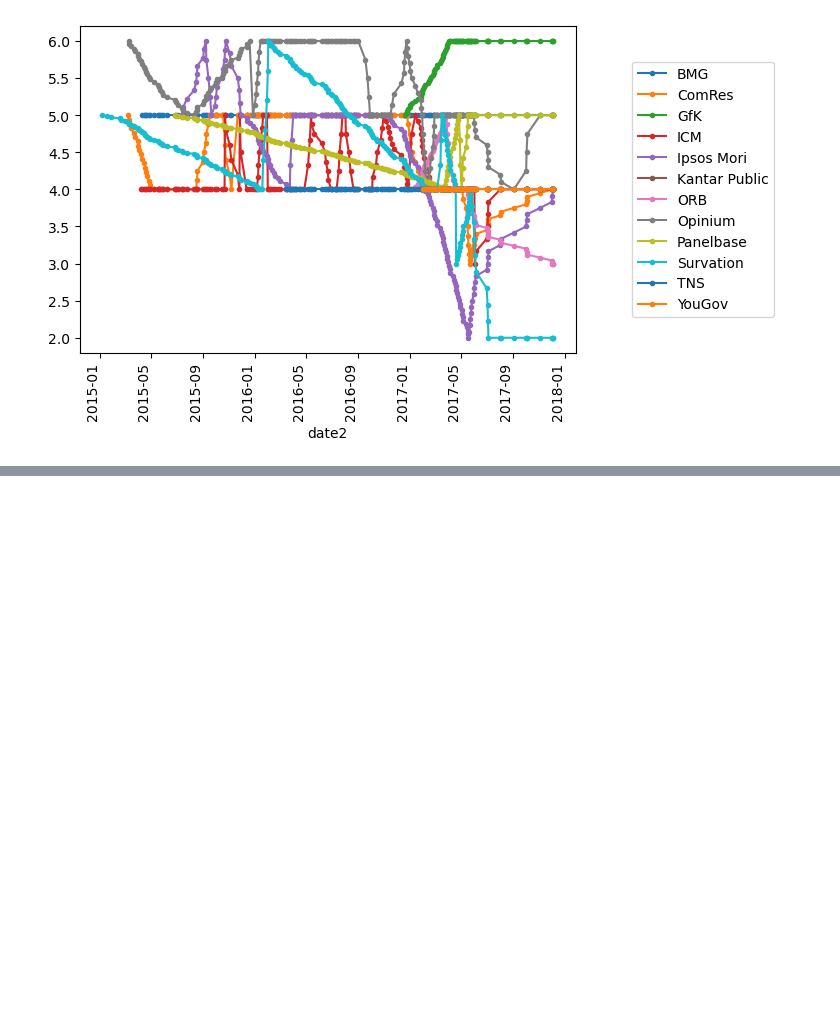
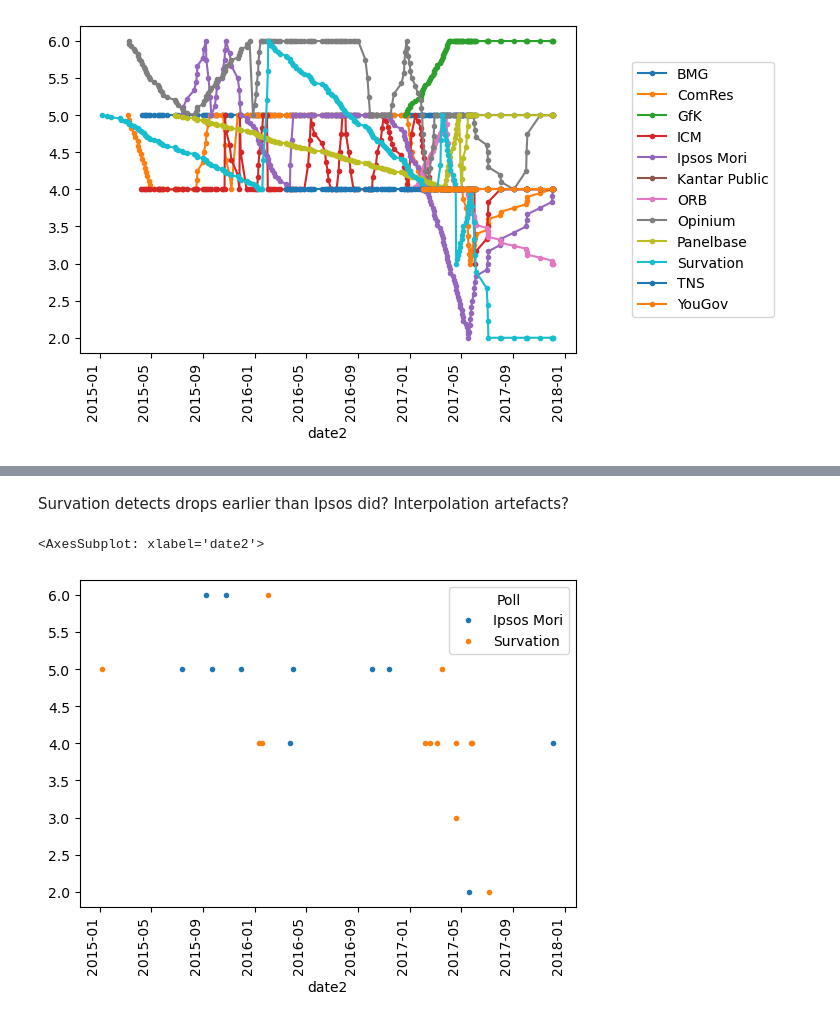
Before and after one commit to stelios-c/uk_votes, a Jupyter notebook: uk_polls2017.ipynb, the cells around one changed output, grey strips where cells are left out. Cells and saved outputs as stored; diff of their text form; code cells hidden in the pictures; blank space fills up the shorter version.

```diff
--- a/uk_polls2017.ipynb
+++ b/uk_polls2017.ipynb
@@ -94,0 +111,18 @@ SNP's percentages are low enough at the UK scale that it's buried in quantisatio
+# %% [markdown]
+Survation detects drops earlier than Ipsos did? Interpolation artefacts?
+# %%
+(uk_polls_2017
+ .set_index(['date2','Poll','Pivot Field Names'])['%']
+ .unstack()
+ .SNP
+ .unstack()
+ .sort_index()
+ [['Ipsos Mori','Survation']]
+ .dropna(axis='rows',how='all')
+ #.interpolate()
+ .plot(rot=90,marker='.',ls='')
+ #.legend(loc='center left',bbox_to_anchor=(1.1, 0.5))
+)
+# %% [output]
+<AxesSubplot: xlabel='date2'>
+[figure, added]
```
Also changed, not shown: parts of 1 cell of this notebook.
